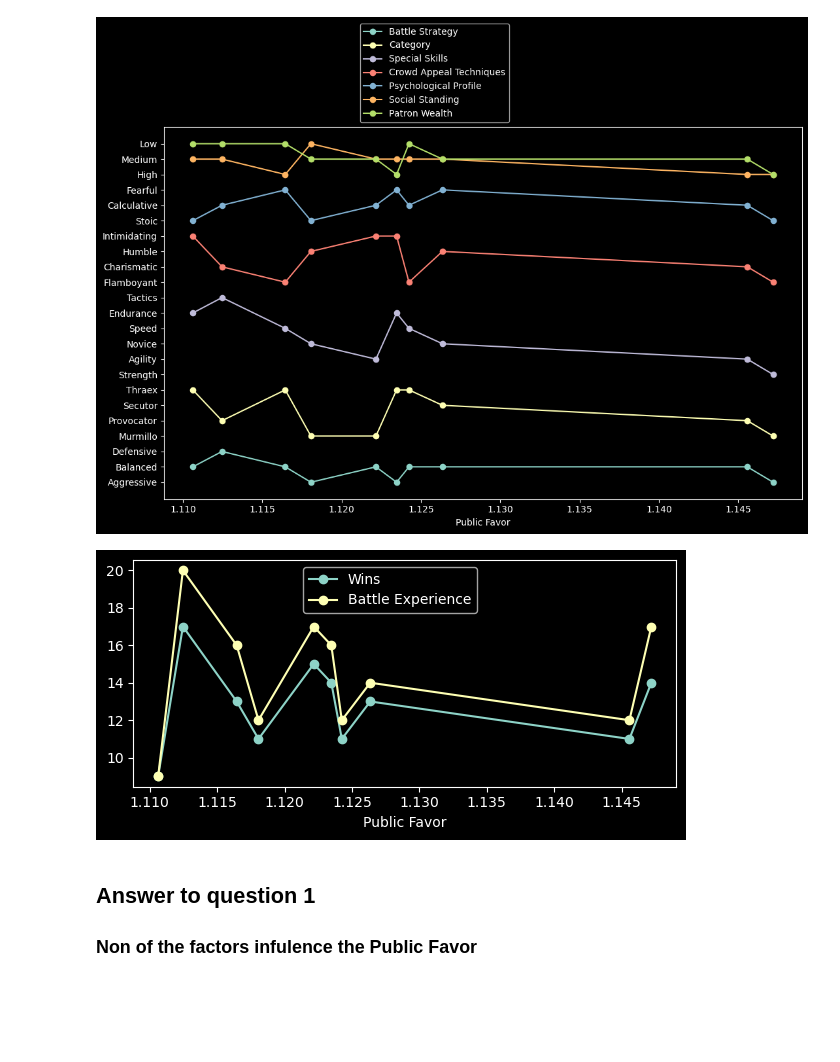
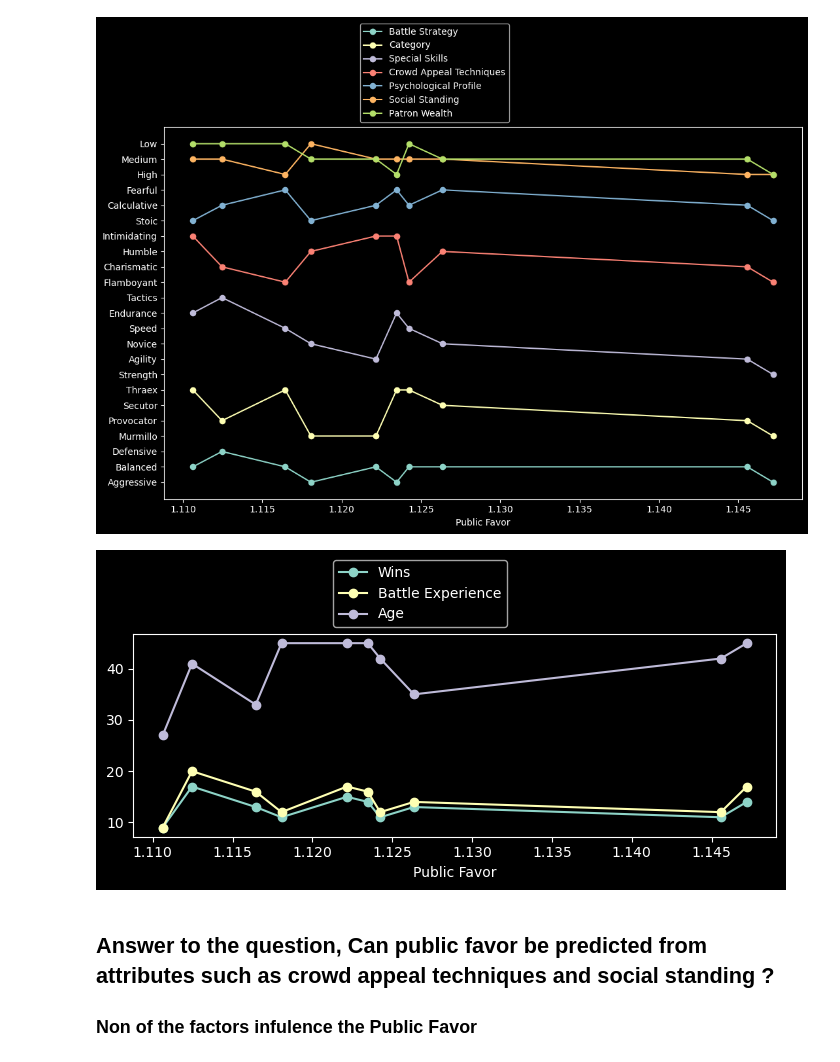
Before and after one commit to Strformor/the_gladiators, a Jupyter notebook: gladiator.ipynb, the cells around one changed output. Drawn from its saved outputs; the diff is of its cells as text; code cells hidden in the pictures; blank space fills up the shorter version.

```diff
--- a/gladiator.ipynb
+++ b/gladiator.ipynb
@@ -116,31 +131,39 @@ plt.show()
 # %%
 # Visualize "Publi Favor" vs "Wins" & "Battle Experience" factors which are Str obj values
 
-plt.rcParams["figure.figsize"] = (6, 3)
+plt.rcParams["figure.figsize"] = (7, 3.5)
 plt.rcParams["figure.autolayout"] = True
 
 # Wins vs Public Favor plot
 plt.plot(
     gladitor_df["Public Favor"],
     gladitor_df["Wins"],
     "-o",
     label="Wins",
 )
 
 # Battle Experience vs Public Favor plot
 plt.plot(
     gladitor_df["Public Favor"],
     gladitor_df["Battle Experience"],
     "-o",
     label="Battle Experience",
 )
 
+# Age vs Public Favor plot
+plt.plot(
+    gladitor_df["Public Favor"],
+    gladitor_df["Age"],
+    "-o",
+    label="Age",
+)
+
 plt.legend(bbox_to_anchor=(0.3, 1.0), loc="best")
 plt.xlabel("Public Favor")
 plt.tight_layout()
 plt.show()
 # %% [output]
-[figure, old version]
+[figure, new version]
 # %% [markdown]
-## Answer to question 1
+## Answer to the question, Can public favor be predicted from attributes such as crowd appeal techniques and social standing ?
 ### Non of the factors infulence the Public Favor
```
Also changed, not shown: parts of 1 cell of this notebook.
